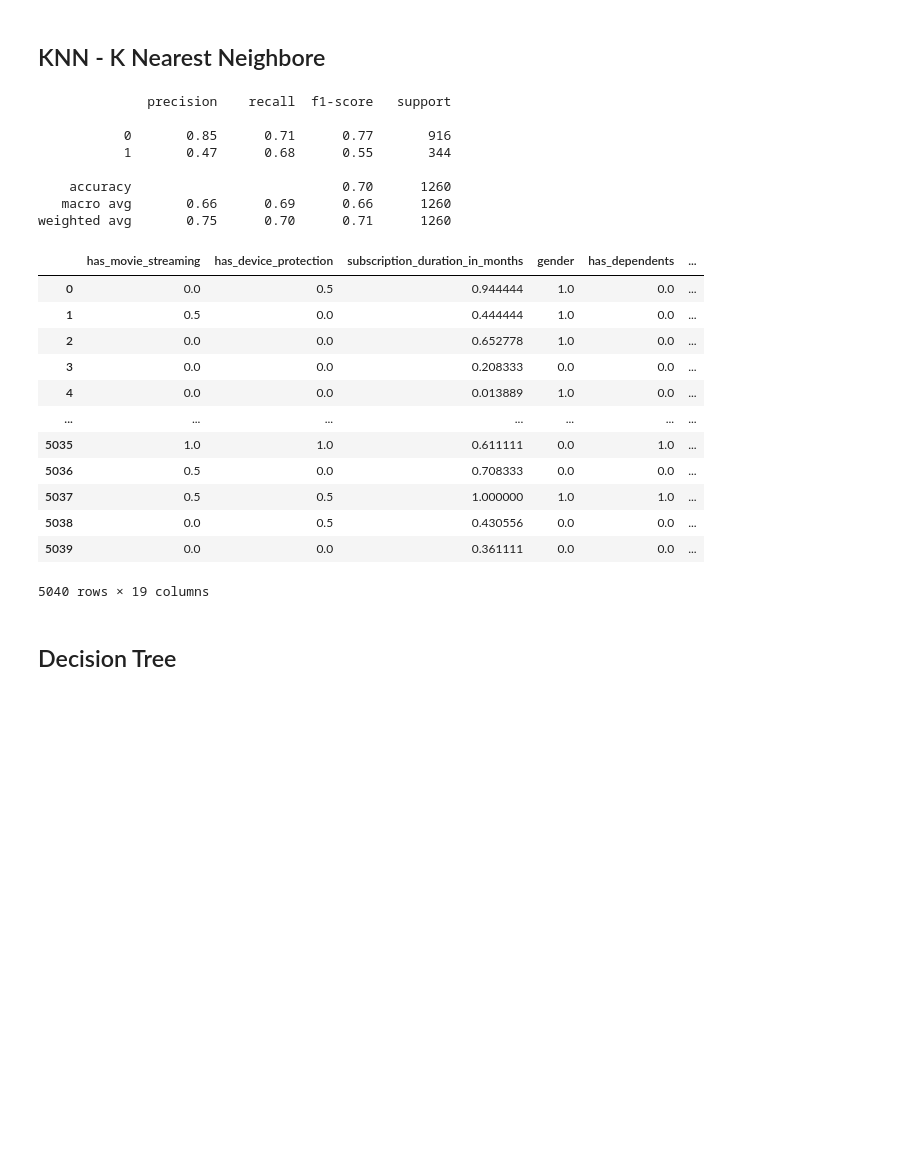
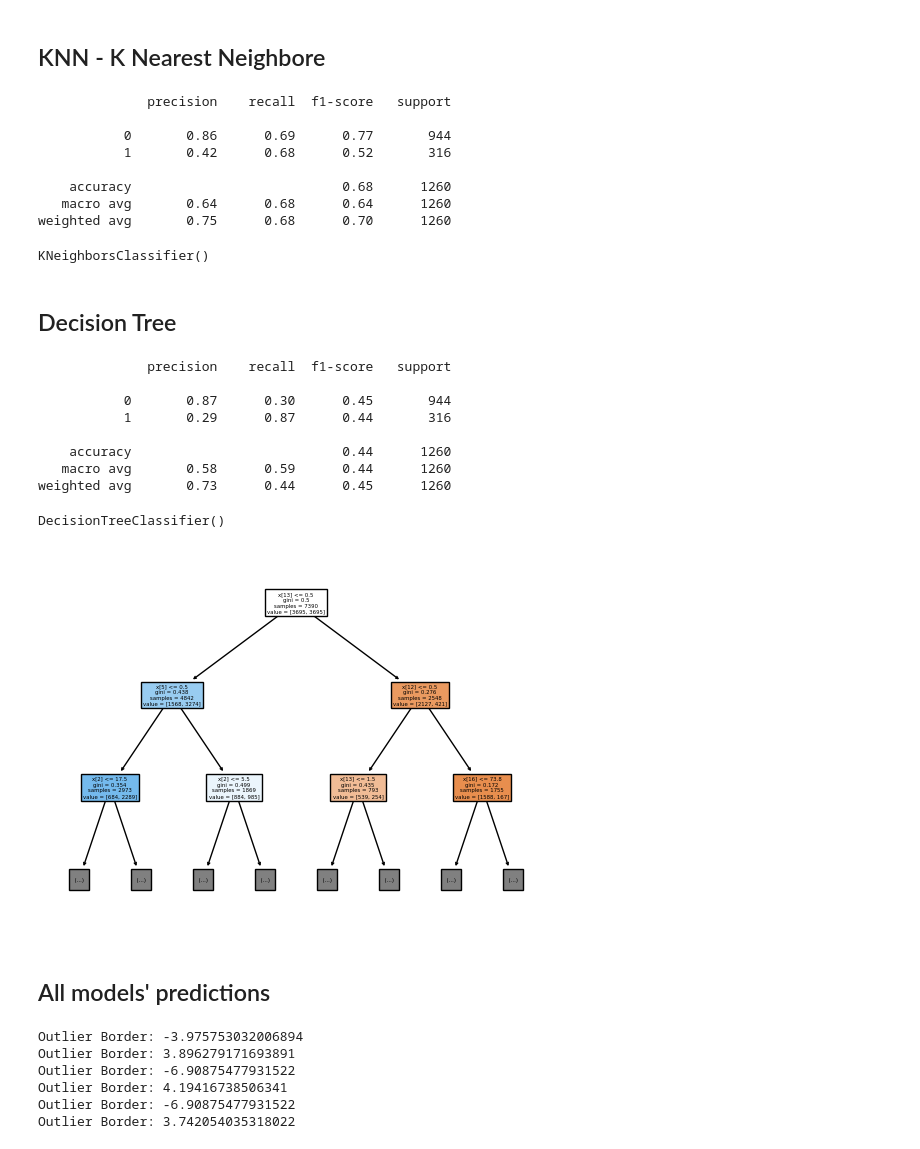
Before and after one commit to NikolozKordzakhia/Myauto, a Jupyter notebook: Mid-Term.ipynb, the cells around one changed output. Saved outputs shown, nothing was run; the diff lists cells and outputs as text; code cells hidden in the pictures; blank space fills up the shorter version.

```diff
--- a/Mid-Term.ipynb
+++ b/Mid-Term.ipynb
@@ -868,7 +865,7 @@ array([0, 0, 0, ..., 0, 0, 0])
 # %% [markdown]
 ## KNN - K Nearest Neighbore
 # %%
-def knn(X_train_knn, X_test_knn, y_train_knn, y_test_knn, k):
+def knn(X_train_knn, X_test_knn, y_train_knn, y_test_knn, k, scores):
     knn = KNeighborsClassifier(n_neighbors=k)
     # Fit the KNN model
     knn.fit(X_train_knn, y_train_knn)
@@ -876,8 +873,9 @@ def knn(X_train_knn, X_test_knn, y_train_knn, y_test_knn, k):
     knn_pred = knn.predict(X_test_knn)
     # Generate the classification report
     report = metrics.classification_report(y_test_knn, knn_pred)
-    print(report)
-
+    if scores == 'yes':
+        print(report)
+    return knn
 # Extract features and labels
 X_train_over_knn = data_over_knn.iloc[:, :-1]
 y_train_over_knn = data_over_knn.iloc[:, -1]
@@ -886,36 +884,57 @@ X_test_knn.columns = X_train_over_knn.columns
 y_test_knn.columns = ['churn']
 
 X_train_knn = oversampling(train_data_)
-
 # Scale both training and test data
 X_train_knn_scaled, X_test_knn_scaled = scale_manually(X_train_knn.iloc[:,:-1], X_test_knn)
-
 # Call the knn function with scaled test data
-knn(X_train_knn_scaled, X_test_knn_scaled, y_train_over_knn, y_test_knn, 5)
+knn(X_train_knn_scaled, X_test_knn_scaled, y_train_over_knn, y_test_knn, 5, 'yes')
 # %% [output]
               precision    recall  f1-score   support
 
-           0       0.85      0.71      0.77       916
-           1       0.47      0.68      0.55       344
+           0       0.86      0.69      0.77       944
+           1       0.42      0.68      0.52       316
 
-    accuracy                           0.70      1260
-   macro avg       0.66      0.69      0.66      1260
-weighted avg       0.75      0.70      0.71      1260
+    accuracy                           0.68      1260
+   macro avg       0.64      0.68      0.64      1260
+weighted avg       0.75      0.68      0.70      1260
+KNeighborsClassifier()
-# %%
-X_train_knn_scaled
-# %% [output]
-|  | has_movie_streaming | has_device_protection | subscription_duration_in_months | gender | has_dependents | ... |
-| 0 | 0.0 | 0.5 | 0.944444 | 1.0 | 0.0 | ... |
-| 1 | 0.5 | 0.0 | 0.444444 | 1.0 | 0.0 | ... |
-| 2 | 0.0 | 0.0 | 0.652778 | 1.0 | 0.0 | ... |
-| 3 | 0.0 | 0.0 | 0.208333 | 0.0 | 0.0 | ... |
-| 4 | 0.0 | 0.0 | 0.013889 | 1.0 | 0.0 | ... |
-| ... | ... | ... | ... | ... | ... | ... |
-| 5035 | 1.0 | 1.0 | 0.611111 | 0.0 | 1.0 | ... |
-| 5036 | 0.5 | 0.0 | 0.708333 | 0.0 | 0.0 | ... |
-| 5037 | 0.5 | 0.5 | 1.000000 | 1.0 | 1.0 | ... |
-| 5038 | 0.0 | 0.5 | 0.430556 | 0.0 | 0.0 | ... |
-| 5039 | 0.0 | 0.0 | 0.361111 | 0.0 | 0.0 | ... |
-5040 rows × 19 columns
 # %% [markdown]
 ## Decision Tree
+# %%
+def decision_tree(train_data, X_test, y_test,visualization, scores):
+    X_train_tree = train_data.iloc[:,:-1]
+    y_train_tree = train_data.iloc[:,-1]
+    clf = tree.DecisionTreeClassifier()
+    clf.fit(X_train_tree, y_train_tree)
+    tree_pred = clf.predict(X_test)
+    report = metrics.classification_report(y_test, tree_pred)
+    if scores == 'yes':
+        print(report)
+    if visualization == 'yes':
+        tree.plot_tree(clf,filled=True, max_depth=2)
+    return clf
+decision_tree(oversampling(train_data_), X_test, y_test,'yes', 'yes')
+# %% [output]
+              precision    recall  f1-score   support
+
+           0       0.87      0.30      0.45       944
+           1       0.29      0.87      0.44       316
+
+    accuracy                           0.44      1260
+   macro avg       0.58      0.59      0.44      1260
+weighted avg       0.73      0.44      0.45      1260
+DecisionTreeClassifier()
+[figure, added]
+# %% [markdown]
+## All models' predictions
+# %%
+logistic_regression_model = handle_test(X_train_over.values, X_test, y_train_over.values, y_test,'no', 'no', feature_engineer = 'Yes')[1]
+knn_model = knn(X_train_knn_scaled, X_test_knn_scaled, y_train_over_knn, y_test_knn, 5, 'no')
+decision_tree_model = decision_tree(oversampling(train_data_), X_test, y_test, 'no', 'no')
+# %% [output]
+Outlier Border: -3.975753032006894
+Outlier Border: 3.896279171693891
+Outlier Border: -6.90875477931522
+Outlier Border: 4.19416738506341
+Outlier Border: -6.90875477931522
+Outlier Border: 3.742054035318022
```
Also changed, not shown: parts of 63 cells of this notebook.
